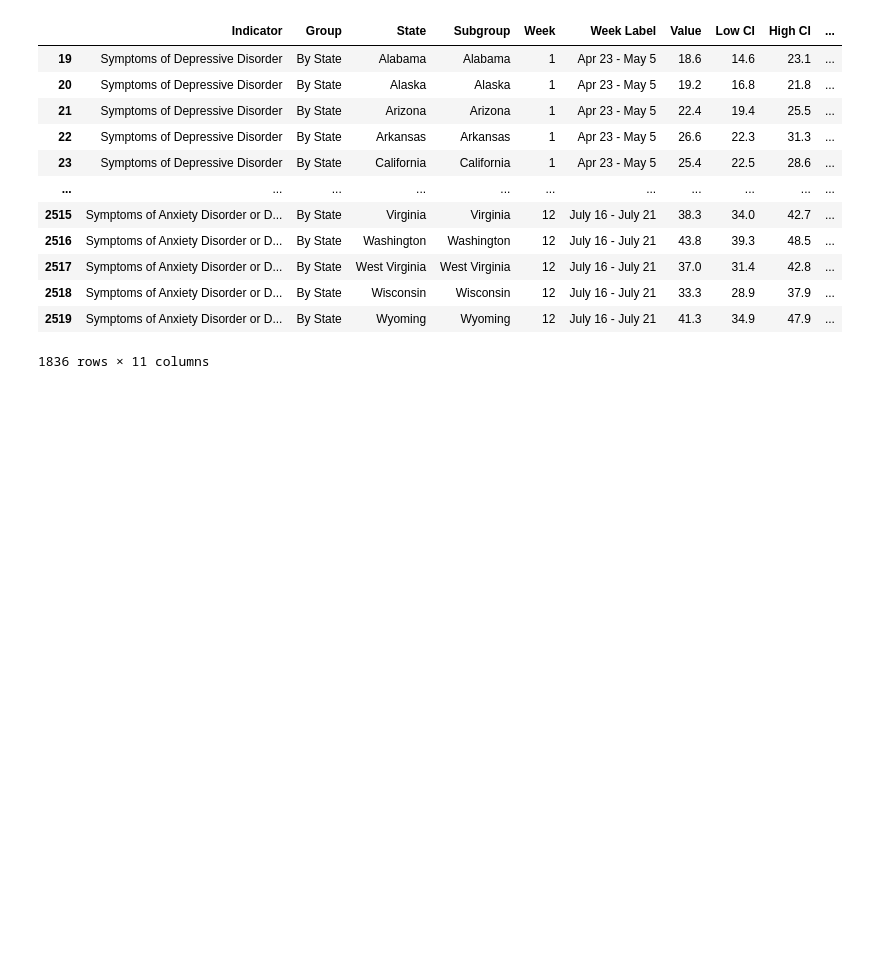
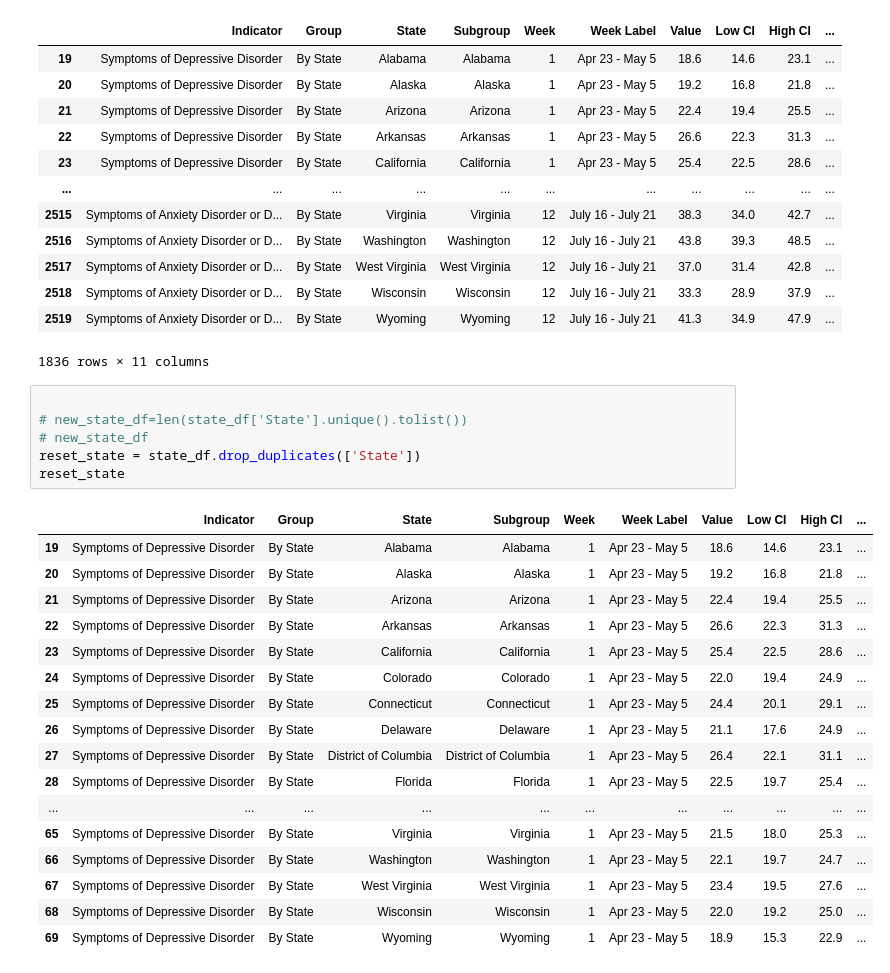
Before and after one commit to Kthomas09/GWU-Project-1, a Jupyter notebook: Linear_regression.ipynb, the cells around one changed output. Cells and saved outputs as stored; diff of their text form; blank space fills up the shorter version.

```diff
--- a/Linear_regression.ipynb
+++ b/Linear_regression.ipynb
@@ -141,3 +174,27 @@ state_df
 | 2518 | Symptoms of Anxiety Disorder or D... | By State | Wisconsin | Wisconsin | 12 | July 16 - July 21 | 33.3 | 28.9 | 37.9 | ... |
 | 2519 | Symptoms of Anxiety Disorder or D... | By State | Wyoming | Wyoming | 12 | July 16 - July 21 | 41.3 | 34.9 | 47.9 | ... |
 1836 rows × 11 columns
+# %%
+
+# new_state_df=len(state_df['State'].unique().tolist())
+# new_state_df
+reset_state = state_df.drop_duplicates(['State'])
+reset_state
+# %% [output]
+|  | Indicator | Group | State | Subgroup | Week | Week Label | Value | Low CI | High CI | ... |
+| 19 | Symptoms of Depressive Disorder | By State | Alabama | Alabama | 1 | Apr 23 - May 5 | 18.6 | 14.6 | 23.1 | ... |
+| 20 | Symptoms of Depressive Disorder | By State | Alaska | Alaska | 1 | Apr 23 - May 5 | 19.2 | 16.8 | 21.8 | ... |
+| 21 | Symptoms of Depressive Disorder | By State | Arizona | Arizona | 1 | Apr 23 - May 5 | 22.4 | 19.4 | 25.5 | ... |
+| 22 | Symptoms of Depressive Disorder | By State | Arkansas | Arkansas | 1 | Apr 23 - May 5 | 26.6 | 22.3 | 31.3 | ... |
+| 23 | Symptoms of Depressive Disorder | By State | California | California | 1 | Apr 23 - May 5 | 25.4 | 22.5 | 28.6 | ... |
+| 24 | Symptoms of Depressive Disorder | By State | Colorado | Colorado | 1 | Apr 23 - May 5 | 22.0 | 19.4 | 24.9 | ... |
+| 25 | Symptoms of Depressive Disorder | By State | Connecticut | Connecticut | 1 | Apr 23 - May 5 | 24.4 | 20.1 | 29.1 | ... |
+| 26 | Symptoms of Depressive Disorder | By State | Delaware | Delaware | 1 | Apr 23 - May 5 | 21.1 | 17.6 | 24.9 | ... |
+| 27 | Symptoms of Depressive Disorder | By State | District of Columbia | District of Columbia | 1 | Apr 23 - May 5 | 26.4 | 22.1 | 31.1 | ... |
+| 28 | Symptoms of Depressive Disorder | By State | Florida | Florida | 1 | Apr 23 - May 5 | 22.5 | 19.7 | 25.4 | ... |
+| ... | ... | ... | ... | ... | ... | ... | ... | ... | ... | ... |
+| 65 | Symptoms of Depressive Disorder | By State | Virginia | Virginia | 1 | Apr 23 - May 5 | 21.5 | 18.0 | 25.3 | ... |
+| 66 | Symptoms of Depressive Disorder | By State | Washington | Washington | 1 | Apr 23 - May 5 | 22.1 | 19.7 | 24.7 | ... |
+| 67 | Symptoms of Depressive Disorder | By State | West Virginia | West Virginia | 1 | Apr 23 - May 5 | 23.4 | 19.5 | 27.6 | ... |
+| 68 | Symptoms of Depressive Disorder | By State | Wisconsin | Wisconsin | 1 | Apr 23 - May 5 | 22.0 | 19.2 | 25.0 | ... |
+| 69 | Symptoms of Depressive Disorder | By State | Wyoming | Wyoming | 1 | Apr 23 - May 5 | 18.9 | 15.3 | 22.9 | ... |
```
Also changed, not shown: parts of 18 cells of this notebook, 2 other files.
